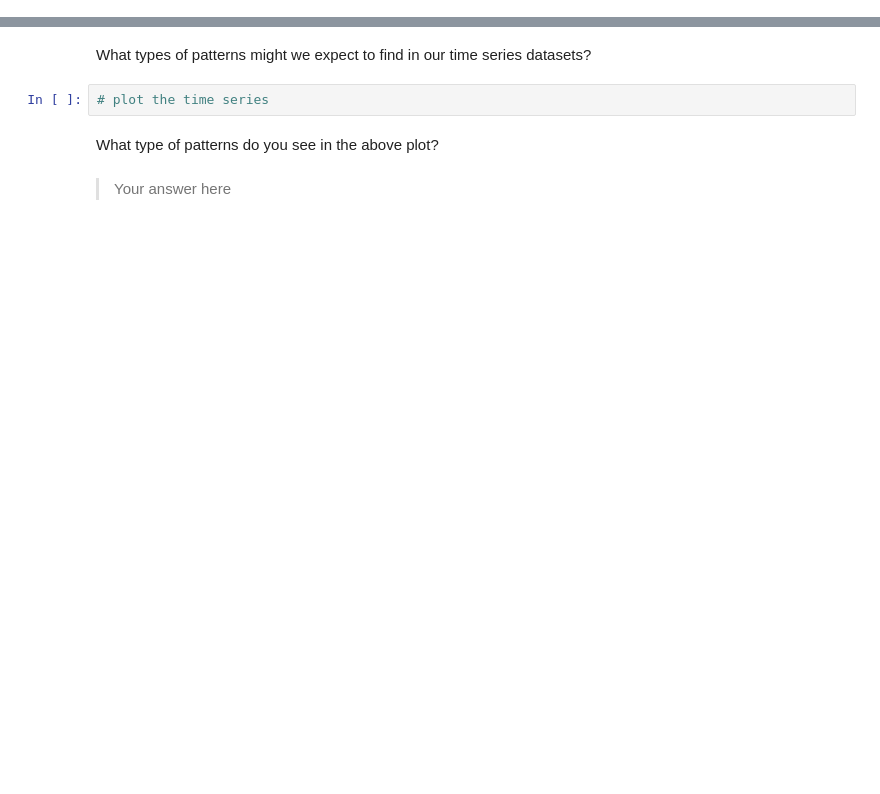
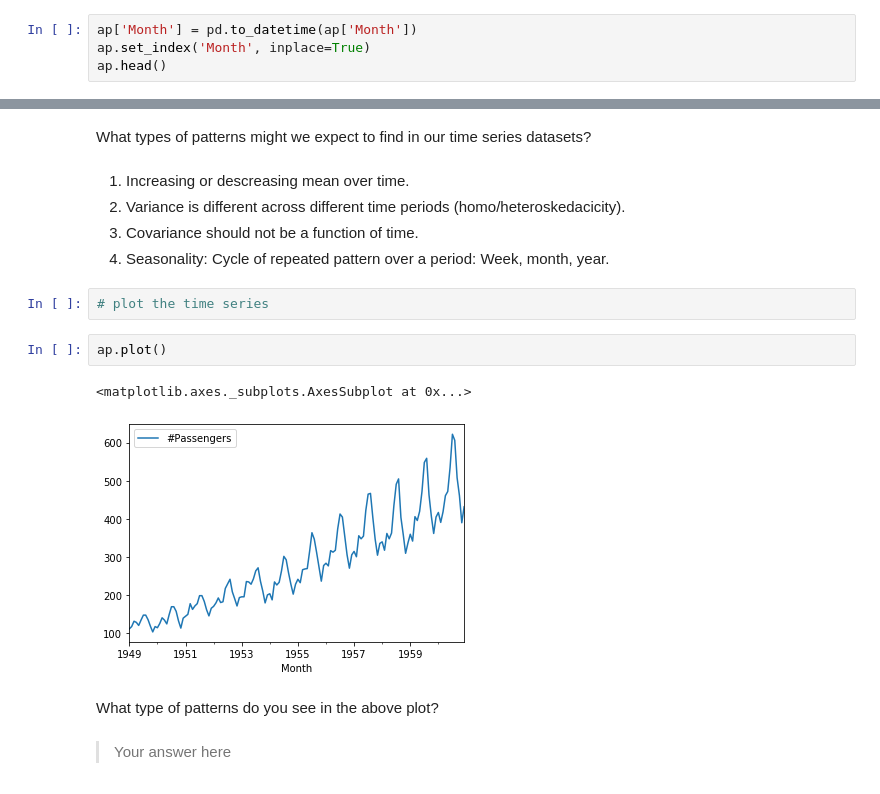
Before and after one commit to flatiron-school/dsc-live-ph4-assessment-review, a Jupyter notebook: index.ipynb, the cells around one changed output, grey strips where cells are left out. Cells and saved outputs as stored; diff of their text form; blank space fills up the shorter version.

```diff
--- a/index.ipynb
+++ b/index.ipynb
@@ -239,0 +254,4 @@ With the data above, what is the first step in transforming it into data suitabl
+# %%
+ap['Month'] = pd.to_datetime(ap['Month'])
+ap.set_index('Month', inplace=True)
+ap.head()
@@ -240,7 +266,17 @@ With the data above, what is the first step in transforming it into data suitabl
 # %% [markdown]
 What types of patterns might we expect to find in our time series datasets?
+# %% [markdown]
+1. Increasing or descreasing mean over time.
+2. Variance is different across different time periods (homo/heteroskedacicity).
+3. Covariance should not be a function of time.
+4. Seasonality: Cycle of repeated pattern over a period: Week, month, year.
 # %%
 # plot the time series
+# %%
+ap.plot()
+# %% [output]
+<matplotlib.axes._subplots.AxesSubplot at 0x...>
+[figure, added]
 # %% [markdown]
 What type of patterns do you see in the above plot?
 # %% [markdown]
```
Also changed, not shown: parts of 29 cells of this notebook, 5 other files.
